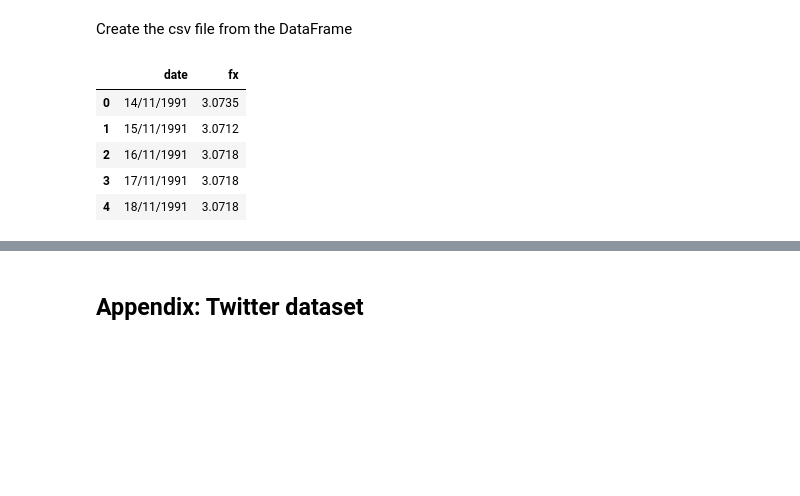
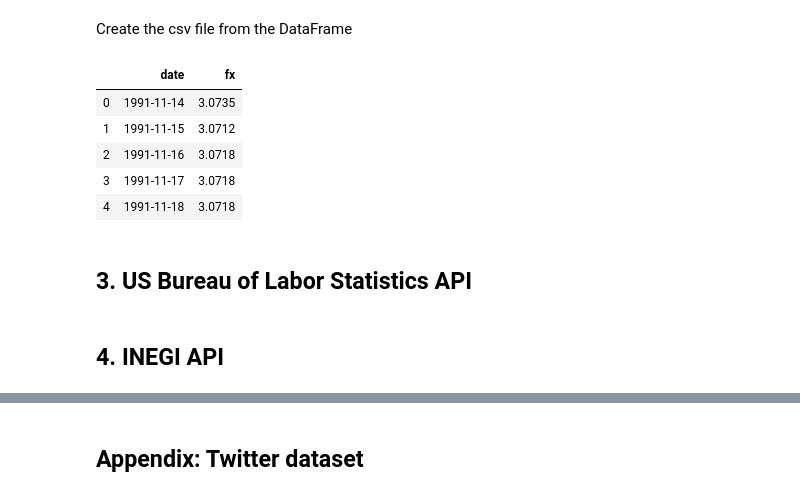
Before and after one commit to fabianm92/news-exchange-rate, a Jupyter notebook: create_datasets_from_apis.ipynb, the cells around one changed output, grey strips where cells are left out. Drawn from its saved outputs; the diff is of its cells as text; code cells hidden in the pictures; blank space fills up the shorter version.

```diff
--- a/create_datasets_from_apis.ipynb
+++ b/create_datasets_from_apis.ipynb
@@ -163,12 +165,15 @@ bmx_dic = {'date': [bmx['bmx']['series'][0]['datos'][i]['fecha'] for i in range(
 Create the csv file from the DataFrame
 # %%
 bmx_df = pd.DataFrame.from_dict(bmx_dic)
+bmx_df['date'] = pd.to_datetime(bmx_df.date)
 bmx_df.to_csv('csv_files/bmx.csv', index = False)
 bmx_df.head()
 # %% [output]
 |  | date | fx |
-| 0 | 14/11/1991 | 3.0735 |
-| 1 | 15/11/1991 | 3.0712 |
-| 2 | 16/11/1991 | 3.0718 |
-| 3 | 17/11/1991 | 3.0718 |
-| 4 | 18/11/1991 | 3.0718 |
+| 0 | 1991-11-14 | 3.0735 |
+| 1 | 1991-11-15 | 3.0712 |
+| 2 | 1991-11-16 | 3.0718 |
+| 3 | 1991-11-17 | 3.0718 |
+| 4 | 1991-11-18 | 3.0718 |
+# %% [markdown]
+## 3. US Bureau of Labor Statistics API
@@ -174,0 +204,2 @@ bmx_df.head()
+# %% [markdown]
+## 4. INEGI API
```
Also changed, not shown: parts of 7 cells of this notebook.
